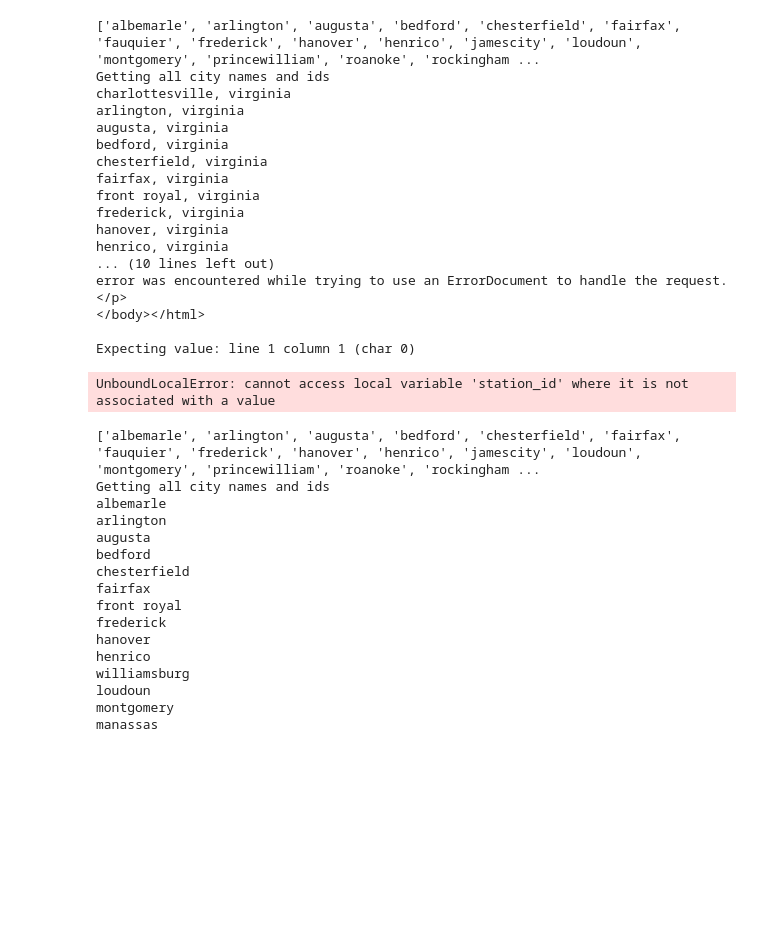
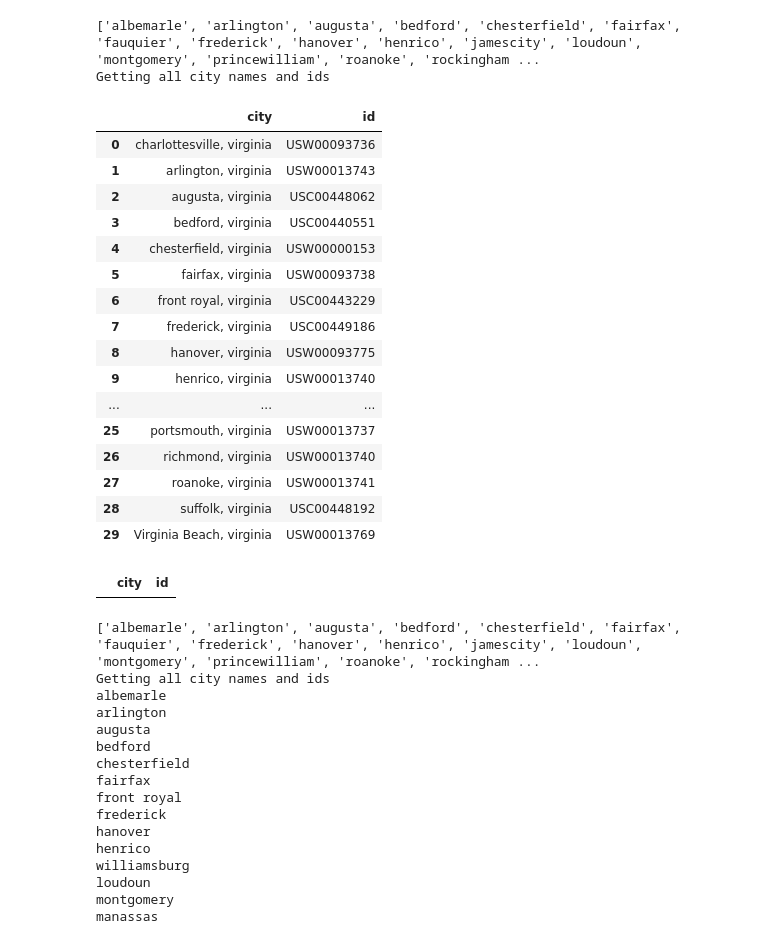
Before and after one commit to j-miskill/climate-ville, a Jupyter notebook: sandbox.ipynb, the cells around one changed output. Drawn from its saved outputs; the diff is of its cells as text; code cells hidden in the pictures; blank space fills up the shorter version.

Commit message:
sorry for the past-deadline push. I have been trying to get the code working for instantiating the db on the first run

```diff
--- a/sandbox.ipynb
+++ b/sandbox.ipynb
@@ -18,7 +18,8 @@ server, engine = cd.connect_to_postgres(password=pgpw) #need to add create=True
 cities = list(cd.get_all_cities()['city'])
 print(cities)
 
-cities_and_ids = pd.DataFrame(columns=["city", "id"])
+cities_and_ids = {"city": [],
+                  "id": []}
 print("Getting all city names and ids")
 for c in cities:
 
@@ -37,30 +38,45 @@ for c in cities:
         c = "Virginia Beach"
 
     c = c + ", virginia"
-    print(c)
     id = ca.get_station_id(c)
-    df = pd.DataFrame({c:id}, columns=['city', 'id'])
-    cities_and_ids = pd.concat([cities_and_ids, df], ignore_index=True)
-cities_and_ids
+    cities_and_ids['city'].append(c)
+    cities_and_ids['id'].append(id)
 # %% [output]
 ['albemarle', 'arlington', 'augusta', 'bedford', 'chesterfield', 'fairfax', 'fauquier', 'frederick', 'hanover', 'henrico', 'jamescity', 'loudoun', 'montgomery', 'princewilliam', 'roanoke', 'rockingham ...
 Getting all city names and ids
-charlottesville, virginia
-arlington, virginia
-augusta, virginia
-bedford, virginia
-chesterfield, virginia
-fairfax, virginia
-front royal, virginia
-frederick, virginia
-hanover, virginia
-henrico, virginia
-... (10 lines left out)
-error was encountered while trying to use an ErrorDocument to handle the request.</p>
-</body></html>
-
-Expecting value: line 1 column 1 (char 0)
-UnboundLocalError: cannot access local variable 'station_id' where it is not associated with a value
+# %%
+# cd.upload_cities_to_postgres(cities_and_ids, engine=engine)
+#cities_and_ids.to_sql("city_ids", con=engine, index=False, chunksize=1000, if_exists="append")
+
+final_df = pd.DataFrame.from_dict(cities_and_ids)
+final_df
+# %% [output]
+|  | city | id |
+| 0 | charlottesville, virginia | USW00093736 |
+| 1 | arlington, virginia | USW00013743 |
+| 2 | augusta, virginia | USC00448062 |
+| 3 | bedford, virginia | USC00440551 |
+| 4 | chesterfield, virginia | USW00000153 |
+| 5 | fairfax, virginia | USW00093738 |
+| 6 | front royal, virginia | USC00443229 |
+| 7 | frederick, virginia | USC00449186 |
+| 8 | hanover, virginia | USW00093775 |
+| 9 | henrico, virginia | USW00013740 |
+| ... | ... | ... |
+| 25 | portsmouth, virginia | USW00013737 |
+| 26 | richmond, virginia | USW00013740 |
+| 27 | roanoke, virginia | USW00013741 |
+| 28 | suffolk, virginia | USC00448192 |
+| 29 | Virginia Beach, virginia | USW00013769 |
+# %%
+query = """
+SELECT *
+FROM city_ids
+"""
+
+pd.read_sql(query, con=engine)
+# %% [output]
+|  | city | id |
 # %%
 cities = list(cd.get_all_cities()['city'])
 print(cities)
```
Also changed, not shown: parts of 3 cells of this notebook, 2 other files.
